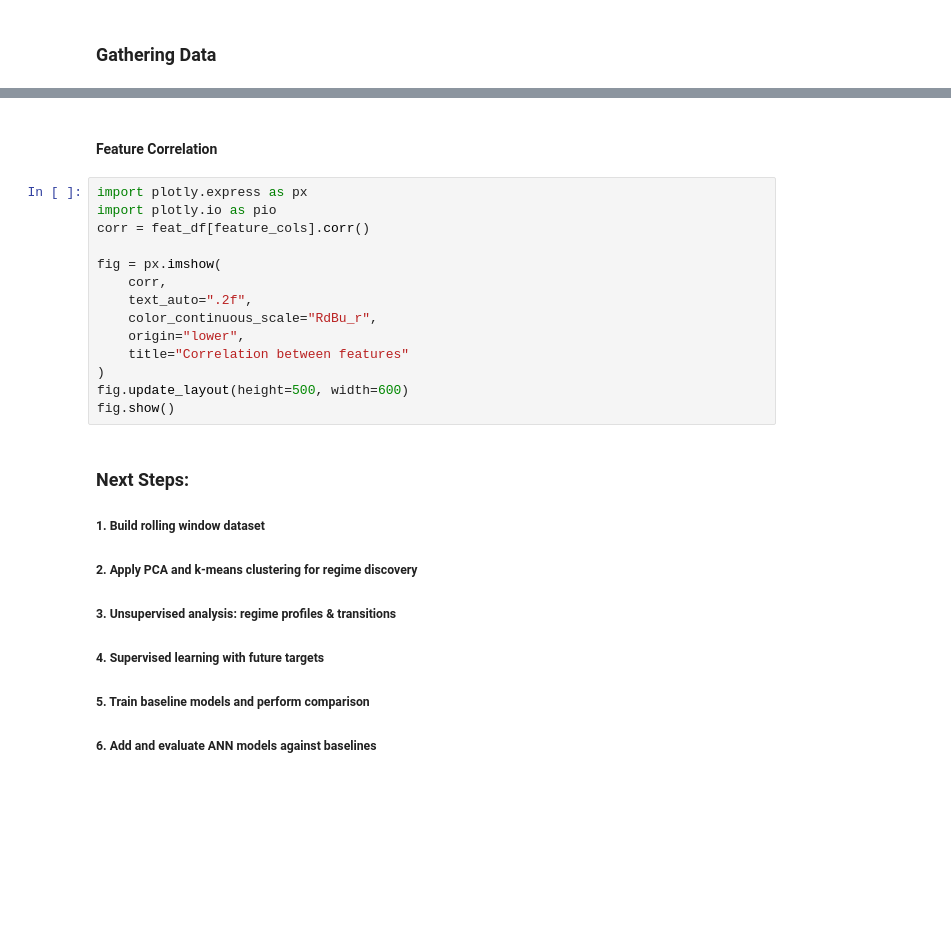
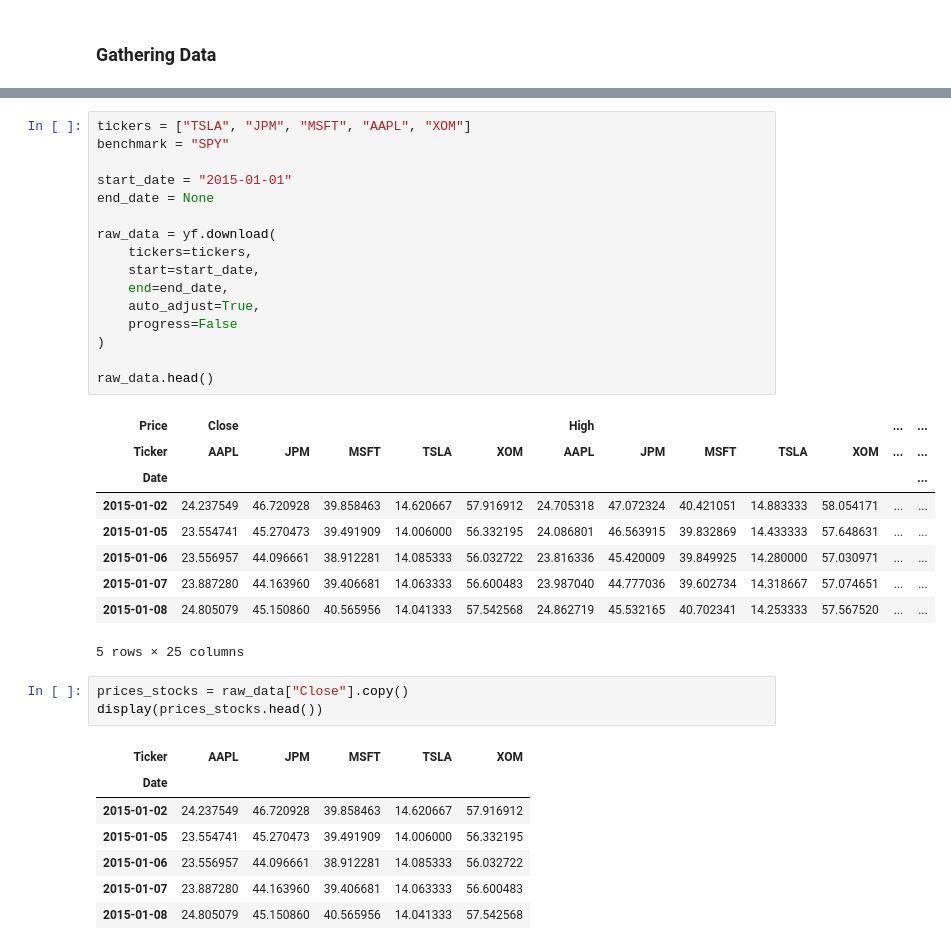
Before and after one commit to gcm107/Team-A, a Jupyter notebook: data-exploration.ipynb, the cells around one changed output, grey strips where cells are left out. Cells and saved outputs as stored; diff of their text form; blank space fills up the shorter version.

```diff
--- a/data-exploration.ipynb
+++ b/data-exploration.ipynb
@@ -327,24 +89,37 @@ Feature DF shape: (243098, 6)
-# %% [markdown]
-#### Feature Correlation
-# %%
-import plotly.express as px
-import plotly.io as pio
-corr = feat_df[feature_cols].corr()
-
-fig = px.imshow(
-    corr,
-    text_auto=".2f",
-    color_continuous_scale="RdBu_r",
-    origin="lower",
-    title="Correlation between features"
-)
-fig.update_layout(height=500, width=600)
-fig.show()
-# %% [markdown]
-### Next Steps:
-##### 1. Build rolling window dataset
-##### 2. Apply PCA and k-means clustering for regime discovery
-##### 3. Unsupervised analysis: regime profiles & transitions
-##### 4. Supervised learning with future targets
-##### 5. Train baseline models and perform comparison
-##### 6. Add and evaluate ANN models against baselines
+# %%
+tickers = ["TSLA", "JPM", "MSFT", "AAPL", "XOM"]
+benchmark = "SPY"
+
+start_date = "2015-01-01"
+end_date = None
+
+raw_data = yf.download(
+    tickers=tickers,
+    start=start_date,
+    end=end_date,
+    auto_adjust=True,
+    progress=False
+)
+
+raw_data.head()
+# %% [output]
+| Price | Close |  |  |  |  | High |  |  |  |  | ... | ... |
+| Ticker | AAPL | JPM | MSFT | TSLA | XOM | AAPL | JPM | MSFT | TSLA | XOM | ... | ... |
+| Date |  |  |  |  |  |  |  |  |  |  |  | ... |
+| 2015-01-02 | 24.237549 | 46.720928 | 39.858463 | 14.620667 | 57.916912 | 24.705318 | 47.072324 | 40.421051 | 14.883333 | 58.054171 | ... | ... |
+| 2015-01-05 | 23.554741 | 45.270473 | 39.491909 | 14.006000 | 56.332195 | 24.086801 | 46.563915 | 39.832869 | 14.433333 | 57.648631 | ... | ... |
+| 2015-01-06 | 23.556957 | 44.096661 | 38.912281 | 14.085333 | 56.032722 | 23.816336 | 45.420009 | 39.849925 | 14.280000 | 57.030971 | ... | ... |
+| 2015-01-07 | 23.887280 | 44.163960 | 39.406681 | 14.063333 | 56.600483 | 23.987040 | 44.777036 | 39.602734 | 14.318667 | 57.074651 | ... | ... |
+| 2015-01-08 | 24.805079 | 45.150860 | 40.565956 | 14.041333 | 57.542568 | 24.862719 | 45.532165 | 40.702341 | 14.253333 | 57.567520 | ... | ... |
+5 rows × 25 columns
+# %%
+prices_stocks = raw_data["Close"].copy()
+display(prices_stocks.head())
+# %% [output]
+| Ticker | AAPL | JPM | MSFT | TSLA | XOM |
+| Date |  |  |  |  |  |
+| 2015-01-02 | 24.237549 | 46.720928 | 39.858463 | 14.620667 | 57.916912 |
+| 2015-01-05 | 23.554741 | 45.270473 | 39.491909 | 14.006000 | 56.332195 |
+| 2015-01-06 | 23.556957 | 44.096661 | 38.912281 | 14.085333 | 56.032722 |
+| 2015-01-07 | 23.887280 | 44.163960 | 39.406681 | 14.063333 | 56.600483 |
+| 2015-01-08 | 24.805079 | 45.150860 | 40.565956 | 14.041333 | 57.542568 |
```
Also changed, not shown: parts of 40 cells of this notebook, 3 other files.
